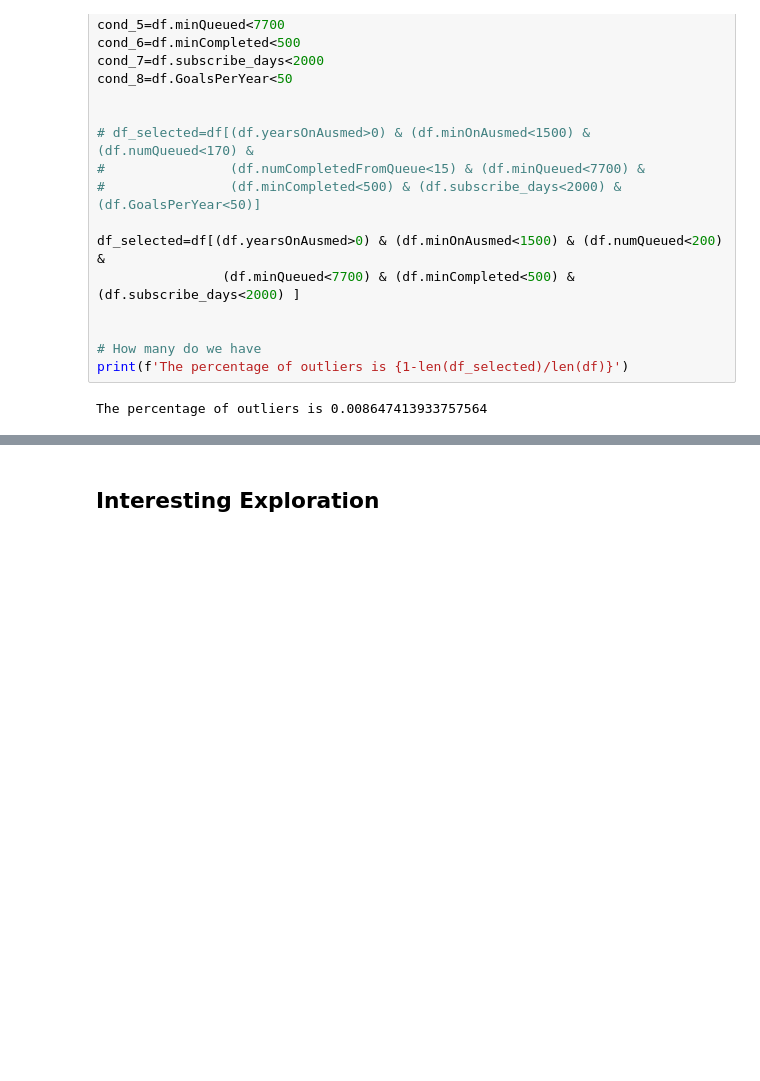
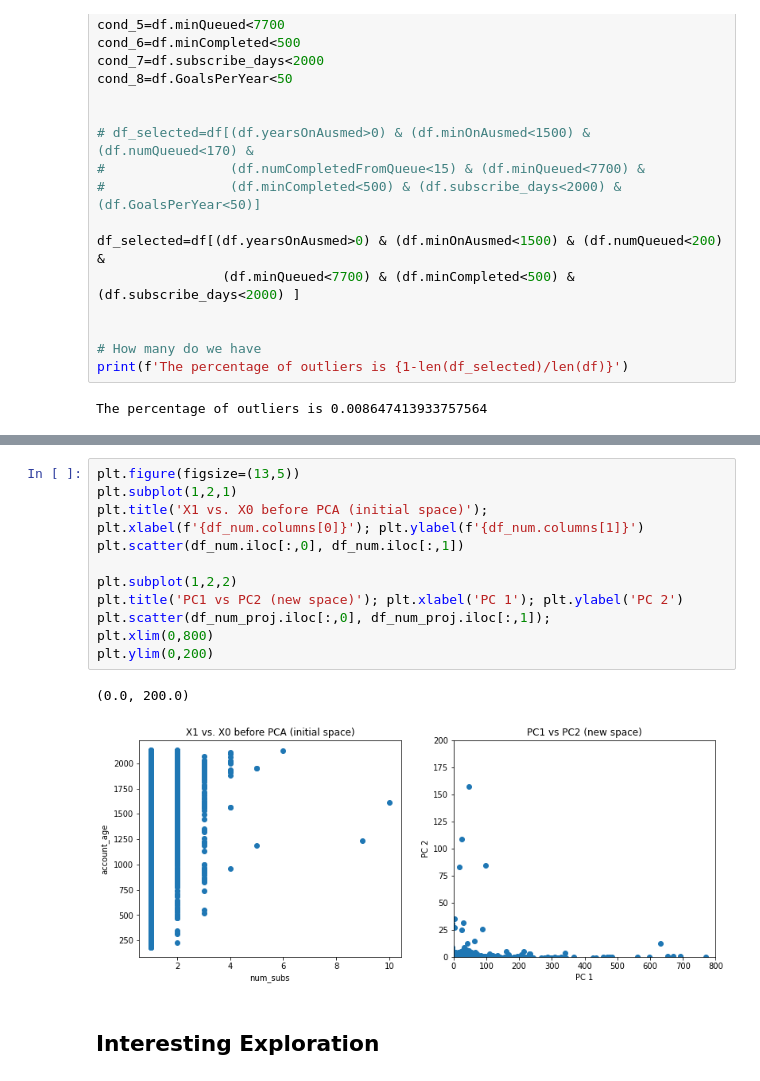
Before and after one commit to BenQuartermaine/customerclustering, a Jupyter notebook: notebooks/ran.ipynb, the cells around one changed output, grey strips where cells are left out. Cells and saved outputs as stored; diff of their text form; blank space fills up the shorter version.

```diff
--- a/notebooks/ran.ipynb
+++ b/notebooks/ran.ipynb
@@ -1261,3 +1388,17 @@ The percentage of outliers is 0.008647413933757564
+# %%
+plt.figure(figsize=(13,5))
+plt.subplot(1,2,1)
+plt.title('X1 vs. X0 before PCA (initial space)'); plt.xlabel(f'{df_num.columns[0]}'); plt.ylabel(f'{df_num.columns[1]}')
+plt.scatter(df_num.iloc[:,0], df_num.iloc[:,1])
+
+plt.subplot(1,2,2)
+plt.title('PC1 vs PC2 (new space)'); plt.xlabel('PC 1'); plt.ylabel('PC 2')
+plt.scatter(df_num_proj.iloc[:,0], df_num_proj.iloc[:,1]);
+plt.xlim(0,800)
+plt.ylim(0,200)
+# %% [output]
+(0.0, 200.0)
+[figure, added]
 # %% [markdown]
 ## Interesting Exploration
 # %%
```
Also changed, not shown: parts of 16 cells of this notebook.
